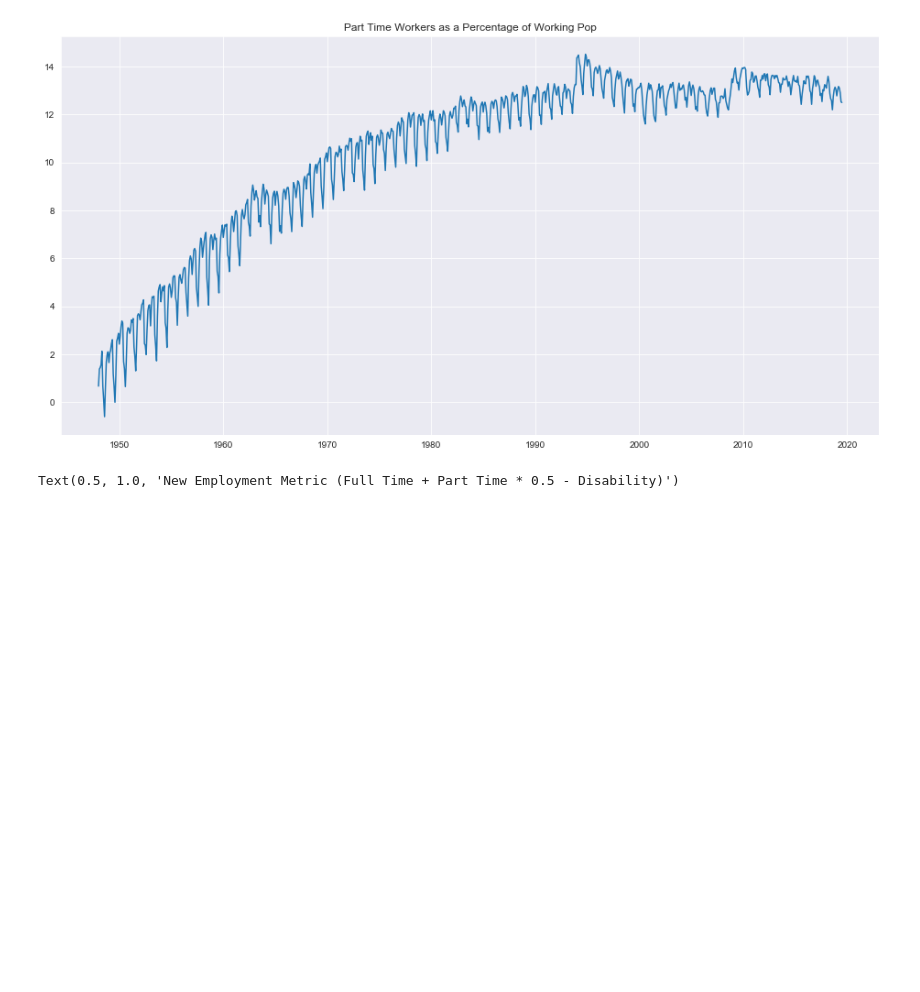
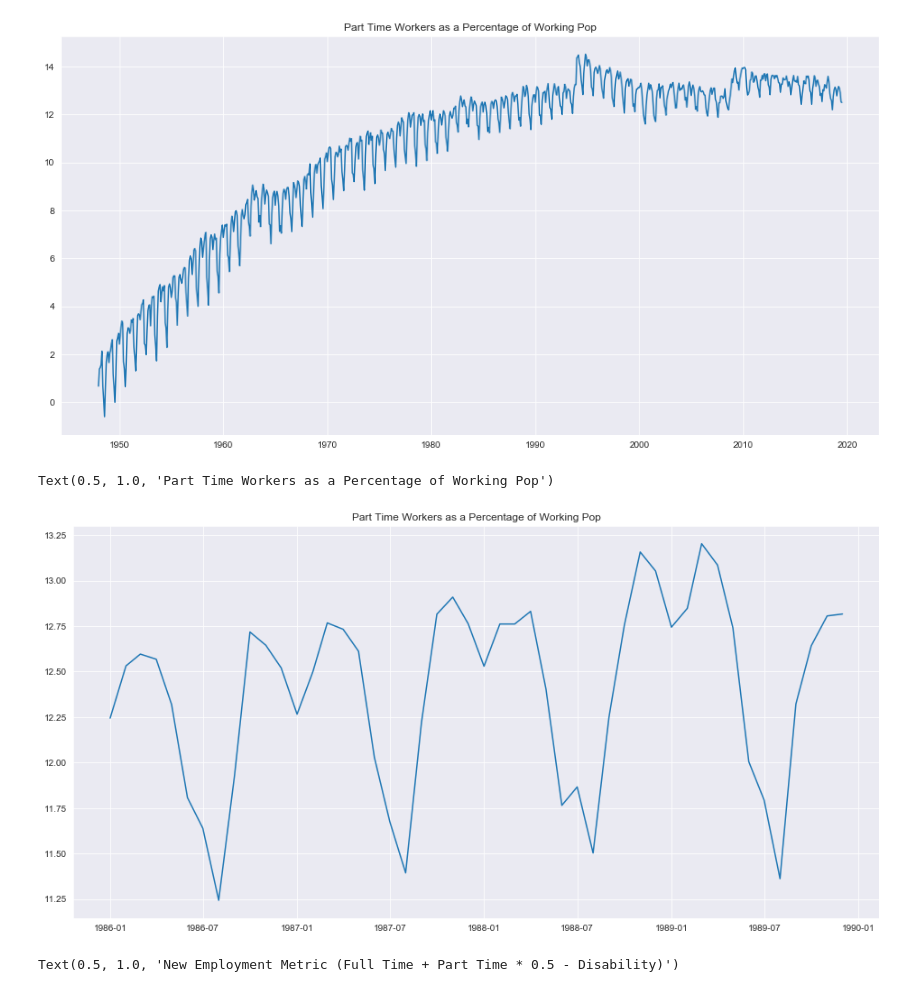
Before and after one commit to zapatos24/Employment_Prediction_LSTM_NN, a Jupyter notebook: mod_7_project.ipynb, the cells around one changed output. Saved outputs shown, nothing was run; the diff lists cells and outputs as text; code cells hidden in the pictures; blank space fills up the shorter version.

```diff
--- a/mod_7_project.ipynb
+++ b/mod_7_project.ipynb
@@ -1228,6 +1228,13 @@ plt.title('Part Time Workers as a Percentage of Working Pop')
 # %% [output]
 Text(0.5, 1.0, 'Part Time Workers as a Percentage of Working Pop')
 [figure]
+# %%
+plt.figure(figsize=(16,8))
+plt.plot(full_df[(full_df.index.year > 1985) & (full_df.index.year < 1990)]['Part_time_%'])
+plt.title('Part Time Workers as a Percentage of Working Pop')
+# %% [output]
+Text(0.5, 1.0, 'Part Time Workers as a Percentage of Working Pop')
+[figure, added]
 # %%
 plt.figure(figsize=(16,8))
 plt.plot(full_df['New_Employment_Metric'])
```
Also changed, not shown: parts of 1 cell of this notebook.
